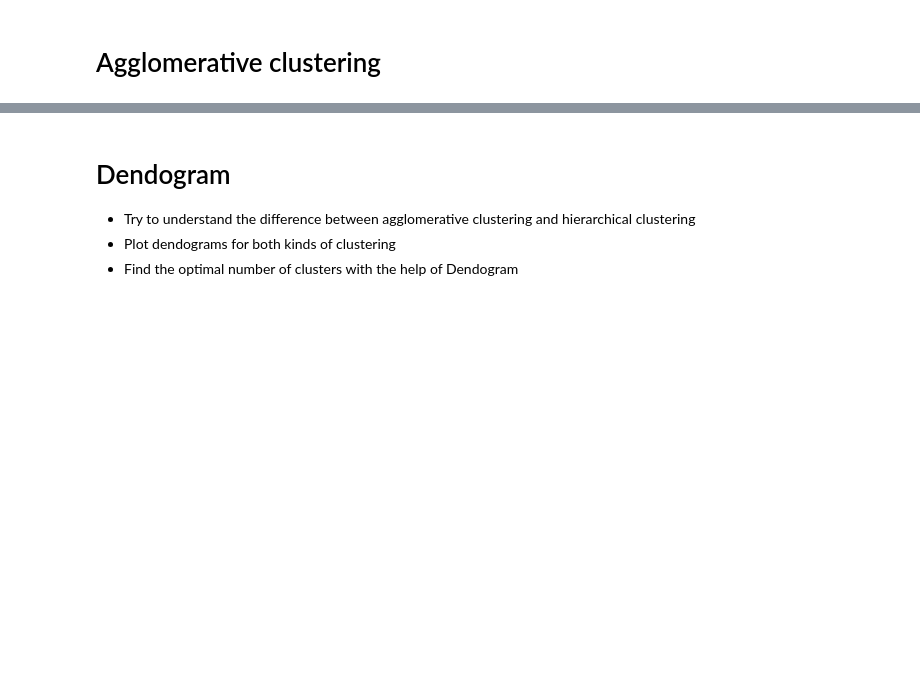
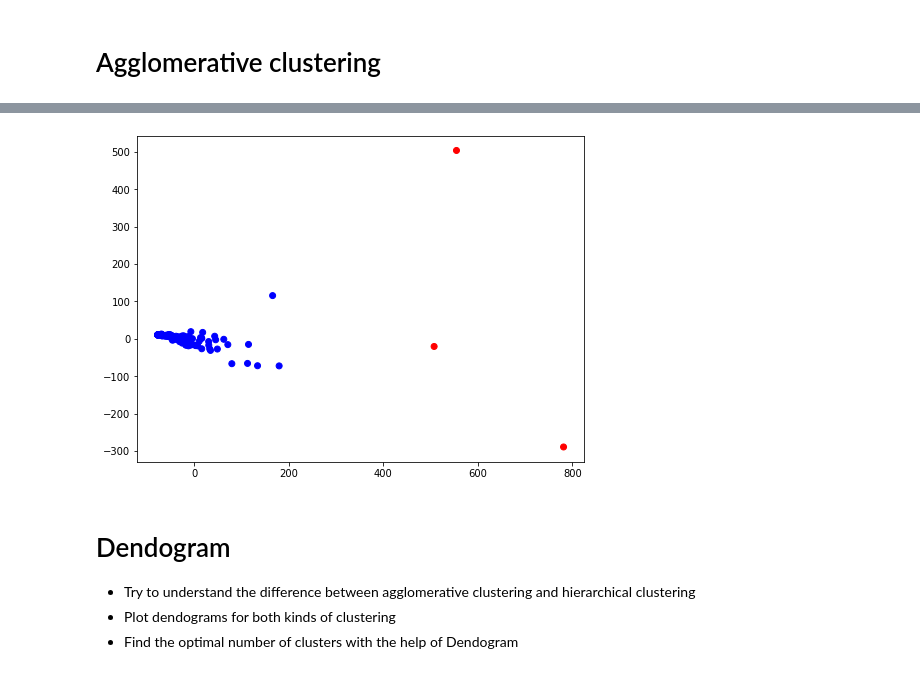
Before and after one commit to AbhinavChowdaryM98/KMeans-And-Regression, a Jupyter notebook: 2019101109_Assignment2_Q1.ipynb, the cells around one changed output, grey strips where cells are left out. Drawn from its saved outputs; the diff is of its cells as text; code cells hidden in the pictures; blank space fills up the shorter version.

```diff
--- a/2019101109_Assignment2_Q1.ipynb
+++ b/2019101109_Assignment2_Q1.ipynb
@@ -259,3 +258,12 @@ RecursionError: ignored
+# %%
+#code for visualisation of clusters
+LABEL_COLOR_MAP = {0: 'r',
+                   1: 'b'}
+plt.figure(figsize=(8,6))
+label_color = [LABEL_COLOR_MAP[l] for l in agglomerative_labels]
+plot = plt.scatter(x_splitted[:,0],x_splitted[:,1],color = label_color)
+# %% [output]
+[figure, added]
 # %% [markdown]
 # Dendogram
 
```
Also changed, not shown: parts of 9 cells of this notebook.
